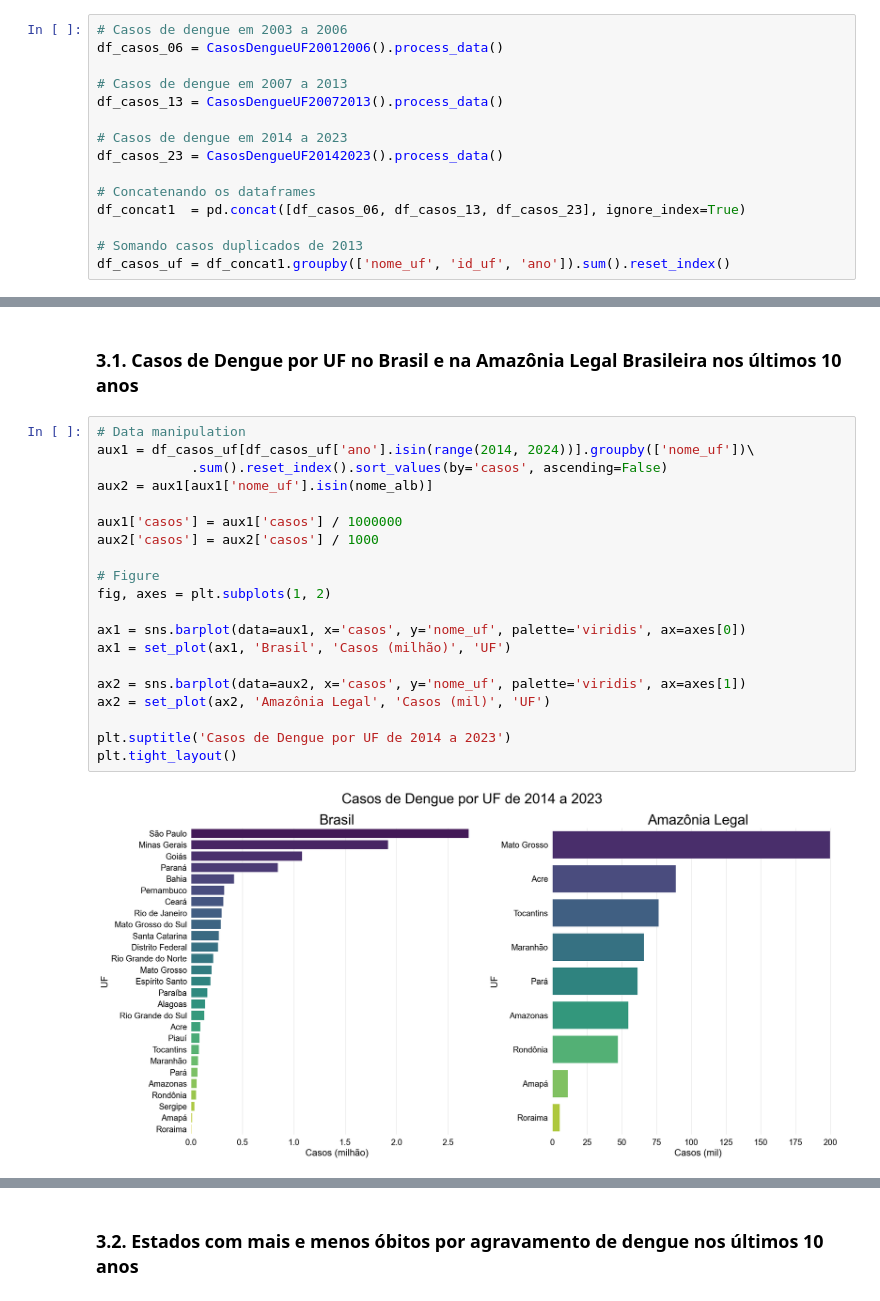
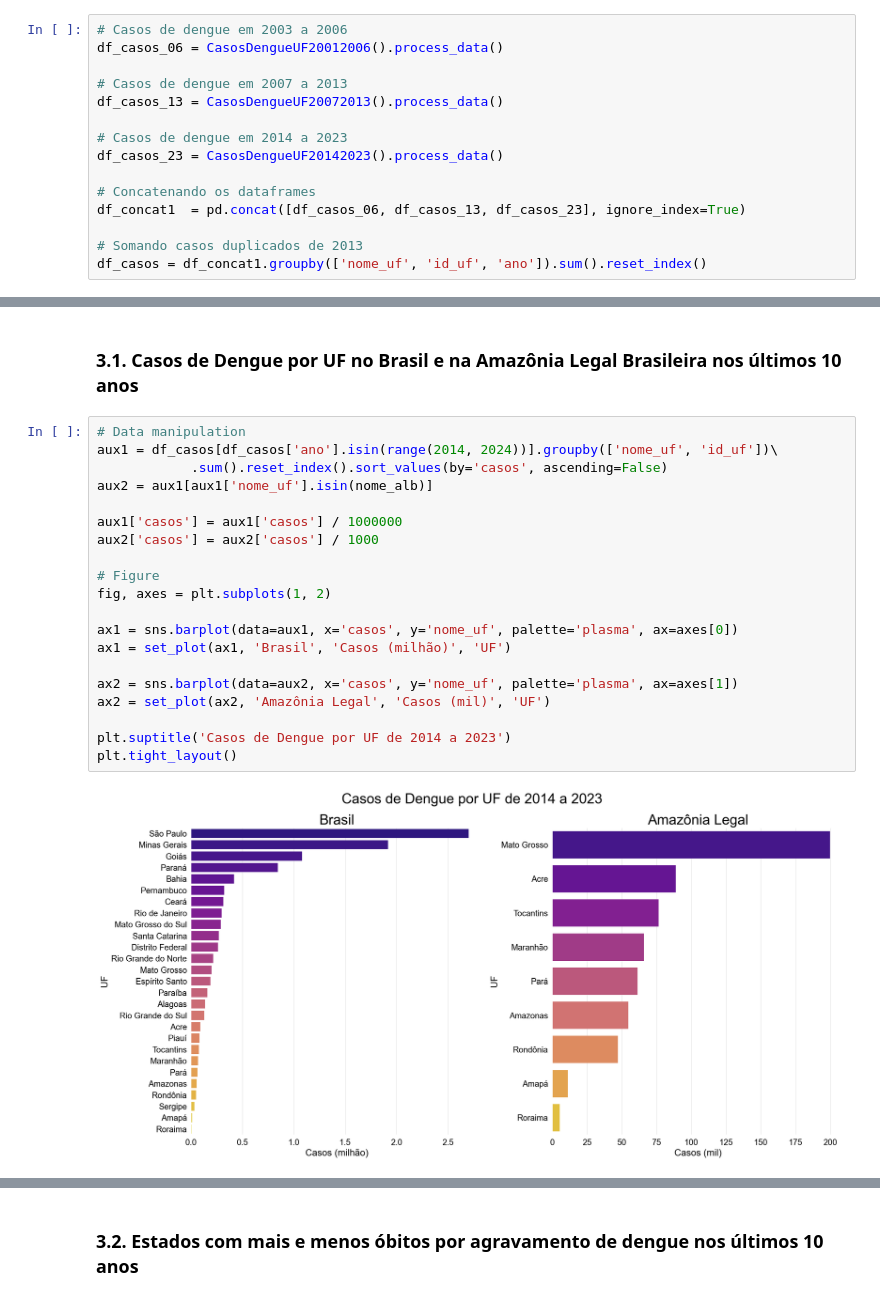
Before and after one commit to caiocasagrande/dengue_analysis, a Jupyter notebook: notebooks/dengue_analysis_UF_BR.ipynb, the cells around one changed output, grey strips where cells are left out. Drawn from its saved outputs; the diff is of its cells as text.

Commit message:
Update notebook | Visual Analysis #2

```diff
--- a/notebooks/dengue_analysis_UF_BR.ipynb
+++ b/notebooks/dengue_analysis_UF_BR.ipynb
@@ -129,7 +131,7 @@ df_casos_23 = CasosDengueUF20142023().process_data()
 df_concat1  = pd.concat([df_casos_06, df_casos_13, df_casos_23], ignore_index=True)
 
 # Somando casos duplicados de 2013
-df_casos_uf = df_concat1.groupby(['nome_uf', 'id_uf', 'ano']).sum().reset_index()
+df_casos = df_concat1.groupby(['nome_uf', 'id_uf', 'ano']).sum().reset_index()
 # %%
 # Óbitos de dengue em 2003 a 2006
 df_obitos_06 = ObitosDengueUF20012006().process_data()
@@ -195,23 +323,23 @@ df_obitos_uf
 ### 3.1. Casos de Dengue por UF no Brasil e na Amazônia Legal Brasileira nos últimos 10 anos
 # %%
 # Data manipulation
-aux1 = df_casos_uf[df_casos_uf['ano'].isin(range(2014, 2024))].groupby(['nome_uf'])\
+aux1 = df_casos[df_casos['ano'].isin(range(2014, 2024))].groupby(['nome_uf', 'id_uf'])\
             .sum().reset_index().sort_values(by='casos', ascending=False)
 aux2 = aux1[aux1['nome_uf'].isin(nome_alb)]
 
 aux1['casos'] = aux1['casos'] / 1000000
 aux2['casos'] = aux2['casos'] / 1000
 
 # Figure
 fig, axes = plt.subplots(1, 2)
 
-ax1 = sns.barplot(data=aux1, x='casos', y='nome_uf', palette='viridis', ax=axes[0])
+ax1 = sns.barplot(data=aux1, x='casos', y='nome_uf', palette='plasma', ax=axes[0])
 ax1 = set_plot(ax1, 'Brasil', 'Casos (milhão)', 'UF')
 
-ax2 = sns.barplot(data=aux2, x='casos', y='nome_uf', palette='viridis', ax=axes[1])
+ax2 = sns.barplot(data=aux2, x='casos', y='nome_uf', palette='plasma', ax=axes[1])
 ax2 = set_plot(ax2, 'Amazônia Legal', 'Casos (mil)', 'UF')
 
 plt.suptitle('Casos de Dengue por UF de 2014 a 2023')
 plt.tight_layout()
 # %% [output]
-[figure, old version]
+[figure, new version]
```
Also changed, not shown: parts of 23 cells of this notebook.
